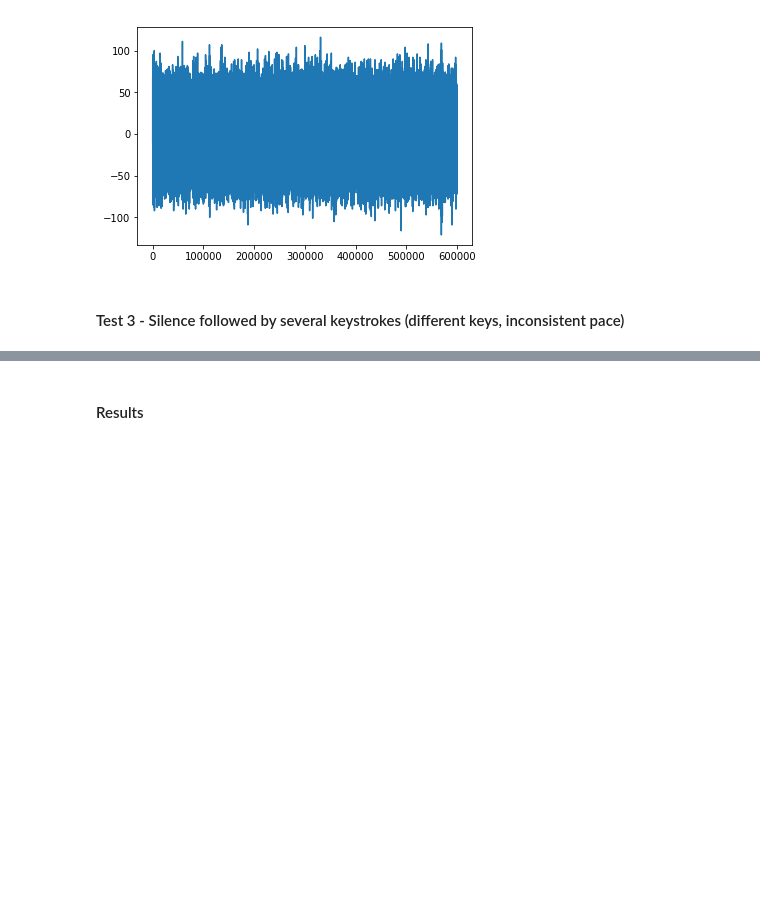
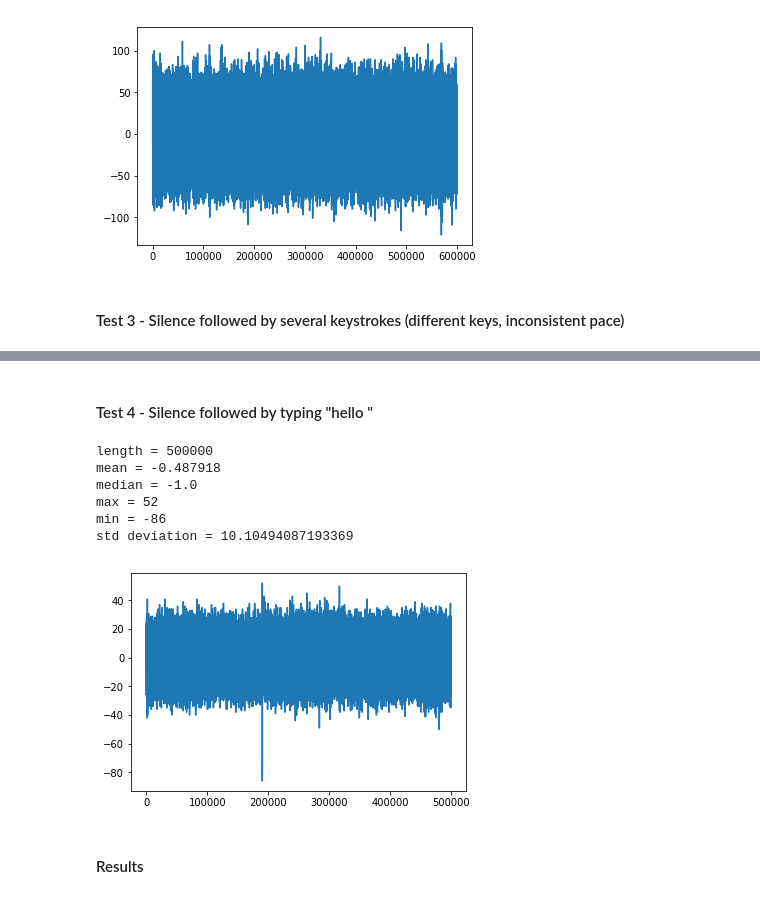
Before and after one commit to shoyo/acoustic-keylogger, a Jupyter notebook: simple_audio_processing.ipynb, the cells around one changed output, grey strips where cells are left out. Cells and saved outputs as stored; diff of their text form; code cells hidden in the pictures; blank space fills up the shorter version.

```diff
--- a/simple_audio_processing.ipynb
+++ b/simple_audio_processing.ipynb
@@ -110,4 +114,23 @@ standard dev = 20.25439809632909
 [figure]
+# %% [markdown]
+#### Test 4 - Silence followed by typing "hello "
+# %%
+silence4_raw = wav_read('datasets/hello_.wav')
+silence4 = silence4_raw[:500000]
+
+silence4_stats = stats(silence4)
+for stat in silence4_stats:
+    print(f'{stat} = {silence4_stats[stat]}')
+plt.plot(silence4)
+plt.show()
+# %% [output]
+length = 500000
+mean = -0.487918
+median = -1.0
+max = 52
+min = -86
+std deviation = 10.10494087193369
+[figure, added]
 # %% [markdown]
 #### Results
 # %%
```
Also changed, not shown: parts of 13 cells of this notebook, 2 other files.
